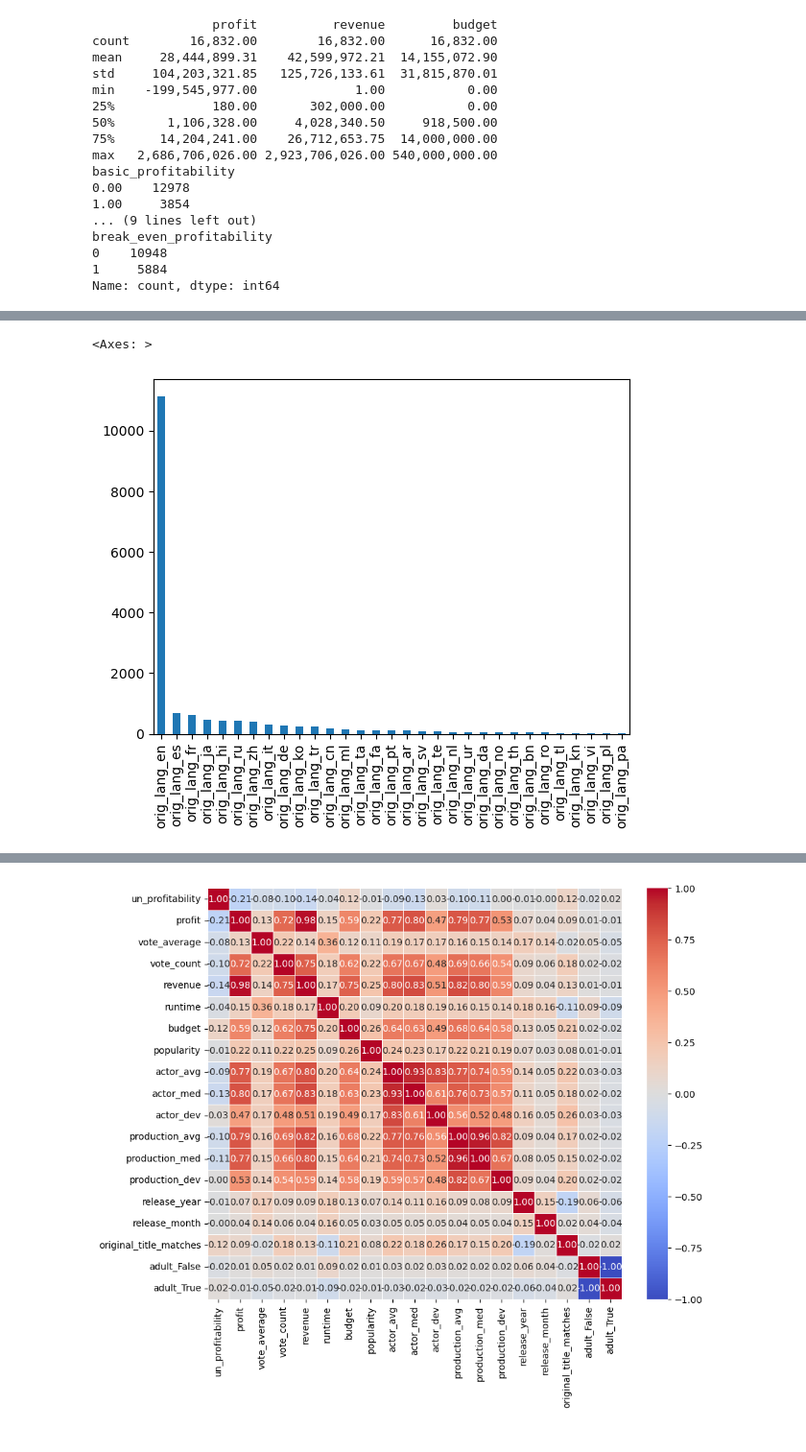
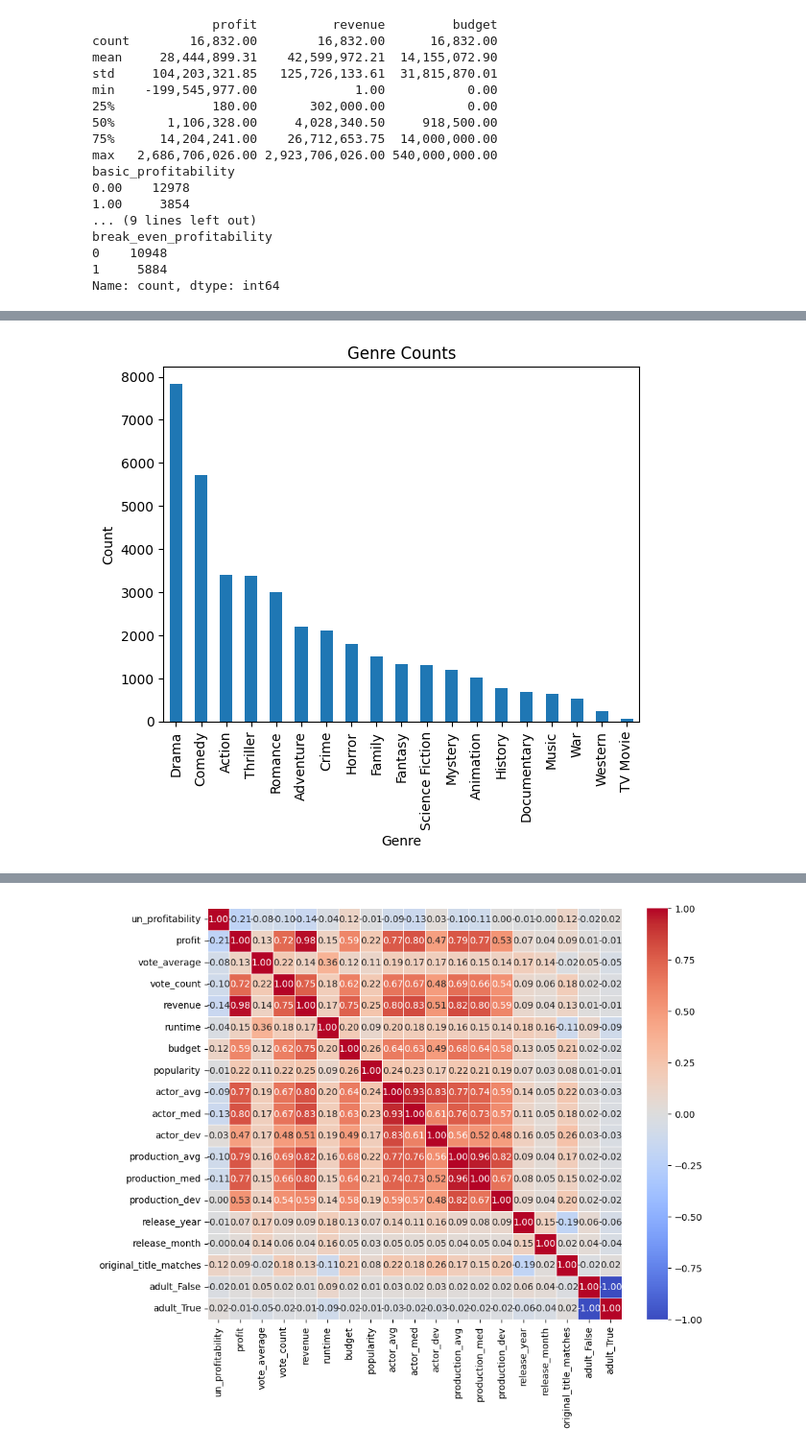
Before and after one commit to RHartung-ND/Data-Science-Project, a Jupyter notebook: analysis.ipynb, the cells around one changed output, grey strips where cells are left out. Shown at 96% size. Cells and saved outputs as stored; diff of their text form; code cells hidden in the pictures.

```diff
--- a/analysis.ipynb
+++ b/analysis.ipynb
@@ -314,6 +312,8 @@ genre_counts.plot(kind="bar")
-# %%
-# Filtering for only values greater than 20.
-org_lang_counts[org_lang_counts > 20].plot(kind="bar")
-# %% [output]
-<Axes: >
-[figure, removed]
+# %%
+ax = genre_counts.plot(kind="bar")
+ax.set_title("Genre Counts")
+ax.set_ylabel("Count")
+ax.set_xlabel("Genre")
+plt.savefig("figures/genre counts.png")
+# %% [output]
+[figure, added]
```
Also changed, not shown: parts of 19 cells of this notebook, 13 other files.
